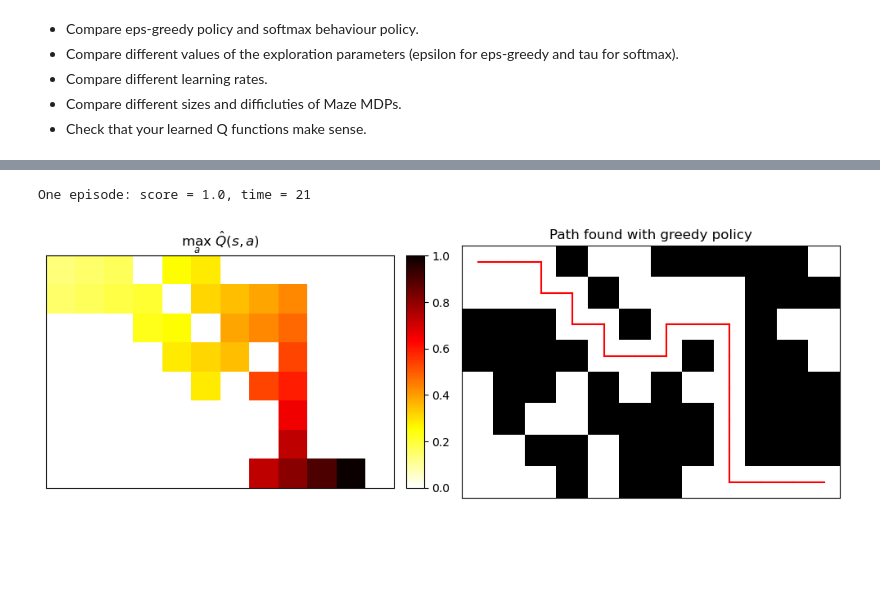
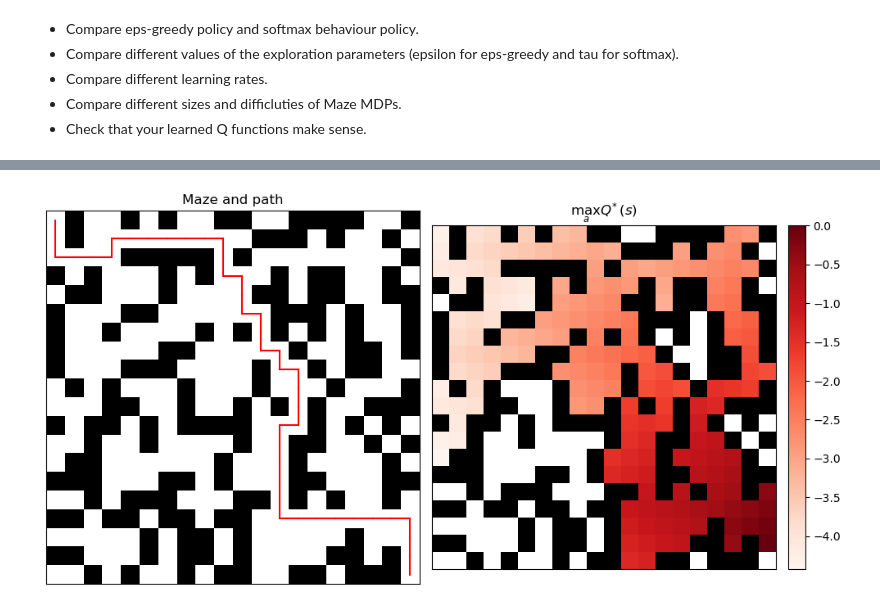
Before and after one commit to tms-gvd/lab_qlearning, a Jupyter notebook: results.ipynb, the cells around one changed output, grey strips where cells are left out. Saved outputs shown, nothing was run; the diff lists cells and outputs as text; code cells hidden in the pictures; blank space fills up the shorter version.

```diff
--- a/results.ipynb
+++ b/results.ipynb
@@ -63,7 +96,6 @@ Reached 43 terminal states during learning
-# %%
-score, t, path_soft = get_one_episode(small_mdp, q_soft)
-plot_path_q(path_soft, small_grid, q_soft)
-# %% [output]
-One episode: score = 1.0, time = 21
-[figure, removed]
+# %%
+plot_maze_path_q(grid, qhat_soft, path_soft)
+plt.tight_layout()
+# %% [output]
+[figure, added]
 # %%
```
Also changed, not shown: parts of 22 cells of this notebook, 1 other file.
